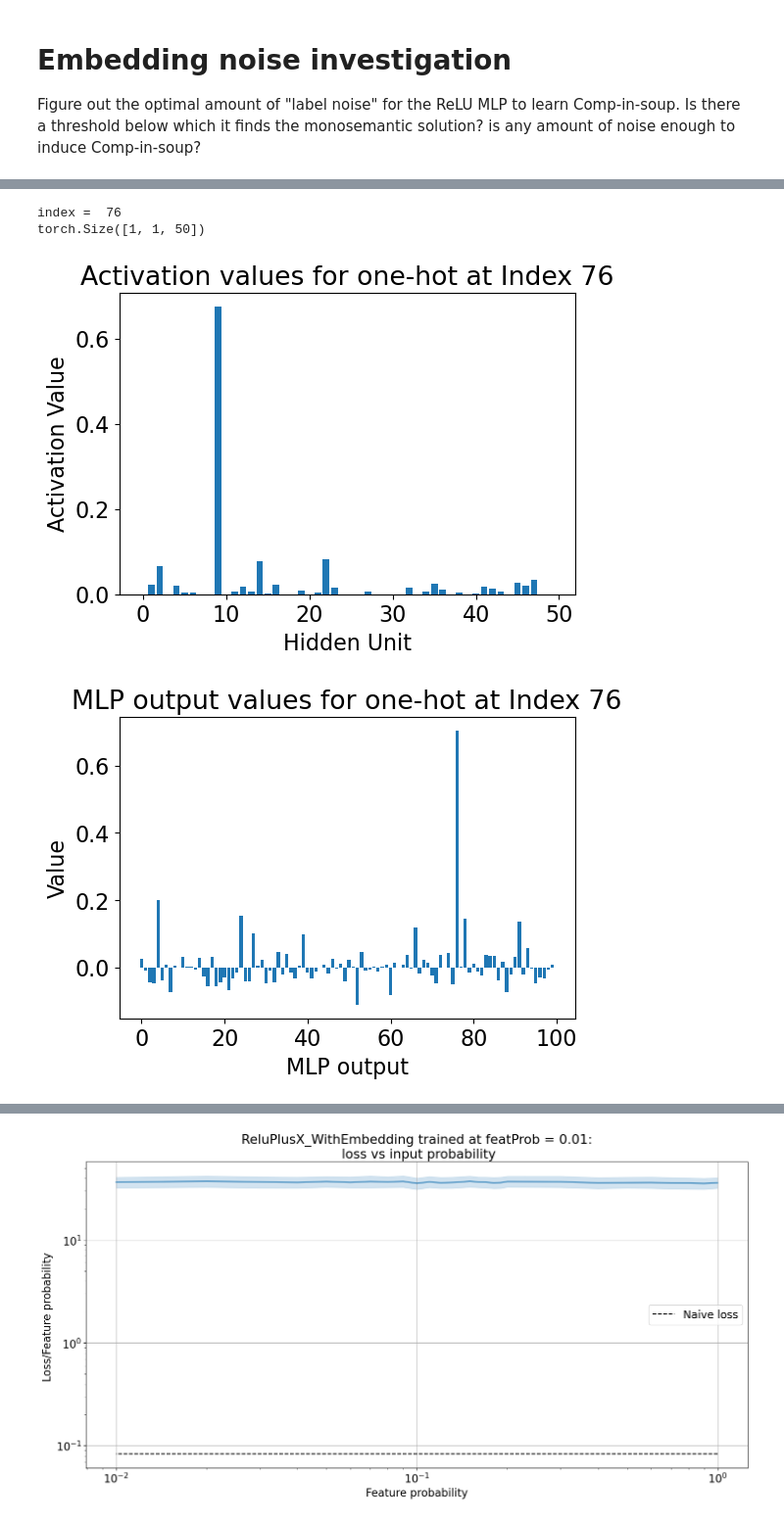
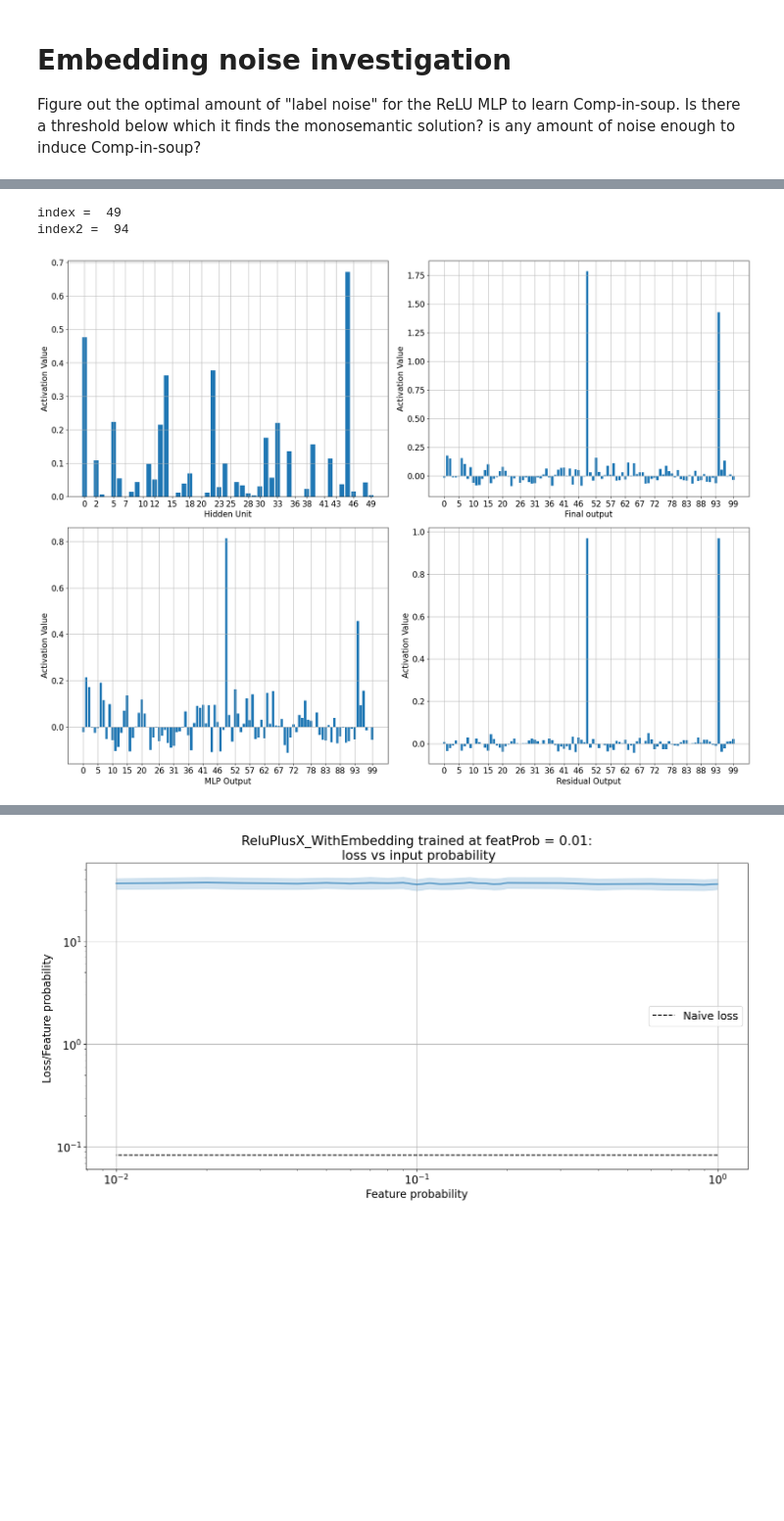
Before and after one commit to Stefan-Heimersheim/toy-model-of-computation-in-superposition, a Jupyter notebook: notebooks/frankenstein_model.ipynb, the cells around one changed output, grey strips where cells are left out. Shown at 98% size. Saved outputs shown, nothing was run; the diff lists cells and outputs as text; code cells hidden in the pictures; blank space fills up the shorter version.

Commit message:
improved plots

```diff
--- a/notebooks/frankenstein_model.ipynb
+++ b/notebooks/frankenstein_model.ipynb
@@ -698,7 +698,7 @@ class Cis(nn.Module):
             self.Wu_p = t.linalg.pinv(self.We)
             self.WuT_e = self.Wu_T @ self.We  # shape: (feature_dim, feature_dim)
             off_diag_mask = ~t.eye(cfg.n_feat, dtype=t.bool, device=self.device)
-            self.WuT_e[0, off_diag_mask] *= 0.2 #decay
+            self.WuT_e[0, off_diag_mask] *= 0.5 #decay
             n_feat = cfg.We_dim
 
         # Model Weights
@@ -881,7 +881,7 @@ feat_prob = 1 - feat_sparsity
 batch_sz = 2048
 feat_importance = 1
 lr = 3e-3
-n_steps = 100000
+n_steps = 10000
 logging_freq = n_steps // 10
 
 model = Cis(model_cfg, device=device)
@@ -980,85 +980,48 @@ Y.shape =  torch.Size([100, 100, 100])
 # Choose one-hot input (e.g., 3rd feature active)
 index = 1
 index = np.argmax(Y[:,99,:].cpu().detach().numpy().diagonal())
+index2 = np.argmin(Y[:,99,:].cpu().detach().numpy().diagonal())
 print('index = ', index)
+print('index2 = ', index2)
 x = t.zeros(1, 1, 100, device=model.device)
-x[0,0,index] = 1.0
+x[0,0,[index, index2]] = 1.0
 
 # Forward pass
 with t.no_grad():
     y, h, y1, y2 = model(x)
-
-print(h.shape)
-# Plot hidden activation
-plt.figure(figsize=(6, 4))
-plt.bar(range(50), h.squeeze(0).squeeze(0).cpu().detach().numpy())
-plt.xlabel("Hidden Unit")
-plt.ylabel("Activation Value")
-plt.title(f"Activation values for one-hot at Index {index}")
-filename = f"/workspace/{model.cfg.name}_S{feat_prob:.2f}_feat{index}_hidden.png"
-plt.savefig(filename, dpi=300)
-plt.show()
-
-plt.figure(figsize=(6, 4))
-plt.bar(range(100), y1.squeeze(0).squeeze(0).cpu().detach().numpy())
-plt.xlabel("MLP output")
-plt.ylabel("Value")
-plt.title(f"MLP output values for one-hot at Index {index}")
-filename = f"/workspace/{model.cfg.name}_S{feat_prob:.2f}_feat{index}_y1.png"
-plt.savefig(filename, dpi=300)
-plt.show()
-
-plt.figure(figsize=(6, 4))
-plt.bar(range(100), y2.squeeze(0).squeeze(0).cpu().detach().numpy())
-plt.xlabel("Residual output")
-plt.ylabel("Value")
-plt.title(f"Residual output values for one-hot at Index {index}")
-filename = f"/workspace/{model.cfg.name}_S{feat_prob:.2f}_feat{index}_y2.png"
-plt.savefig(filename, dpi=300)
-plt.show()
-
-plt.figure(figsize=(6, 4))
-plt.bar(range(100), y.squeeze(0).squeeze(0).cpu().detach().numpy())
-plt.xlabel("Final output")
-plt.ylabel("Value")
-plt.title(f"Final output values for one-hot at Index {index}")
-filename = f"/workspace/{model.cfg.name}_S{feat_prob:.2f}_feat{index}_y.png"
-plt.savefig(filename, dpi=300)
-plt.show()
 
 fig, axs = plt.subplots(2, 2, figsize=(20, 15))
 axs = axs.flatten()
 
 axs[0].bar(range(50), h.squeeze(0).squeeze(0).cpu().detach().numpy())
 axs[0].set_xlabel("Hidden Unit")
 axs[0].set_ylabel("Activation Value")
 axs[0].grid()
 axs[0].set_xticks(np.linspace(0, 49, 20, dtype=int))
 
 axs[1].bar(range(100), y.squeeze(0).squeeze(0).cpu().detach().numpy())
 axs[1].set_xlabel("Final output")
-axs[1].set_ylabel("Value")
-axs[1].set_xticks(np.linspace(0, 99, 30, dtype=int))
+axs[1].set_ylabel("Activation Value")
+axs[1].set_xticks(np.linspace(0, 99, 20, dtype=int))
 
 axs[2].bar(range(100), y1.squeeze(0).squeeze(0).cpu().detach().numpy())
-axs[2].set_xlabel("MLP Output Unit")
-axs[2].set_ylabel("Value")
-axs[2].set_xticks(np.linspace(0, 99, 30, dtype=int))
+axs[2].set_xlabel("MLP Output")
+axs[2].set_ylabel("Activation Value")
+axs[2].set_xticks(np.linspace(0, 99, 20, dtype=int))
 
 axs[3].bar(range(100), y2.squeeze(0).squeeze(0).cpu().detach().numpy())
-axs[3].set_xlabel("Residual Output unit")
-axs[3].set_ylabel("Value")
-axs[3].set_xticks(np.linspace(0, 99, 30, dtype=int))
+axs[3].set_xlabel("Residual Output")
+axs[3].set_ylabel("Activation Value")
+axs[3].set_xticks(np.linspace(0, 99, 20, dtype=int))
 
 for ax in axs:
     ax.grid(True)
 
 plt.tight_layout()
-filename = f"/workspace/{model.cfg.name}_S{feat_prob:.2f}_feat{index}.png"
+filename = f"/workspace/{model.cfg.name}_S{feat_prob:.2f}_feat{index}_{index2}.png"
 plt.savefig(filename, dpi=300)
 plt.show()
 # %% [output]
-index =  76
-torch.Size([1, 1, 50])
+index =  49
+index2 =  94
-[figure, old version]
+[figure, new version]
-[figure, removed]
```
Also changed, not shown: parts of 3 cells of this notebook.
